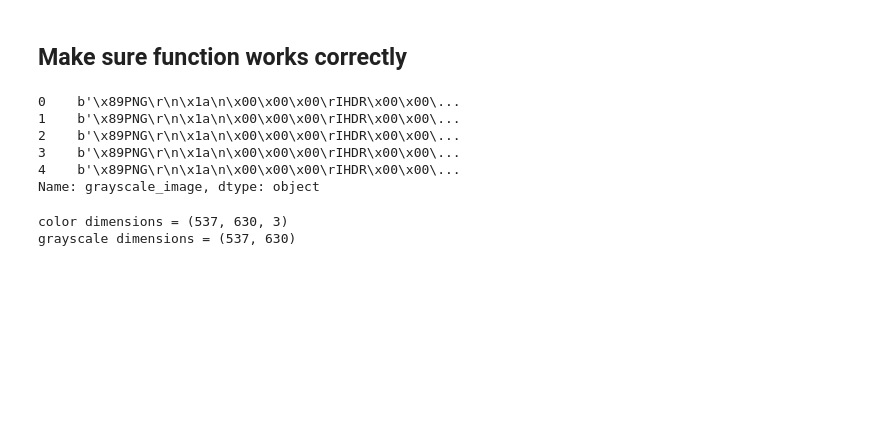
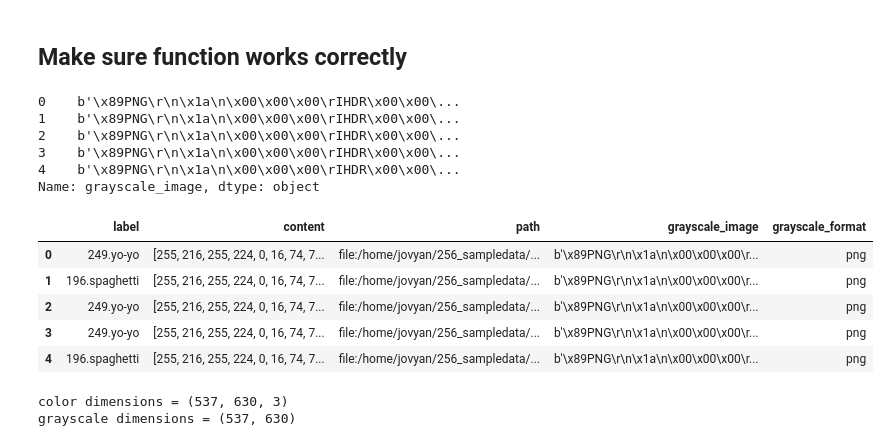
Before and after one commit to adipolak/ml-with-apache-spark, a Jupyter notebook: notebooks/Caltech256 - Loading and process Images Data.ipynb, the cells around one changed output. Saved outputs shown, nothing was run; the diff lists cells and outputs as text; code cells hidden in the pictures; blank space fills up the shorter version.

```diff
--- a/notebooks/Caltech256 - Loading and process Images Data.ipynb
+++ b/notebooks/Caltech256 - Loading and process Images Data.ipynb
@@ -268,7 +342,7 @@ rtn_schema = (df.select('content','label','path')
                )
 # %%
 # Reduce df down to data used in the function, the groupBy, and the re-join key respectively.  This could include other features as used by your pandas function
-limited_df = df.select('content','path')
+limited_df = df.select('label','content','path')
 # %%
 # Returns spark dataframe with transformations applied in parallel for each 'group'
 augmented_df = limited_df.groupBy('label').applyInPandas(add_grayscale_img, schema=rtn_schema.schema)
@@ -299,6 +373,15 @@ print(test_df['grayscale_image'])
 3    b'\x89PNG\r\n\x1a\n\x00\x00\x00\rIHDR\x00\x00\...
 4    b'\x89PNG\r\n\x1a\n\x00\x00\x00\rIHDR\x00\x00\...
 Name: grayscale_image, dtype: object
+# %%
+test_df
+# %% [output]
+|  | label | content | path | grayscale_image | grayscale_format |
+| 0 | 249.yo-yo | [255, 216, 255, 224, 0, 16, 74, 7... | file:/home/jovyan/256_sampledata/... | b'\x89PNG\r\n\x1a\n\x00\x00\x00\r... | png |
+| 1 | 196.spaghetti | [255, 216, 255, 224, 0, 16, 74, 7... | file:/home/jovyan/256_sampledata/... | b'\x89PNG\r\n\x1a\n\x00\x00\x00\r... | png |
+| 2 | 249.yo-yo | [255, 216, 255, 224, 0, 16, 74, 7... | file:/home/jovyan/256_sampledata/... | b'\x89PNG\r\n\x1a\n\x00\x00\x00\r... | png |
+| 3 | 249.yo-yo | [255, 216, 255, 224, 0, 16, 74, 7... | file:/home/jovyan/256_sampledata/... | b'\x89PNG\r\n\x1a\n\x00\x00\x00\r... | png |
+| 4 | 196.spaghetti | [255, 216, 255, 224, 0, 16, 74, 7... | file:/home/jovyan/256_sampledata/... | b'\x89PNG\r\n\x1a\n\x00\x00\x00\r... | png |
 # %%
 # display one image
 import matplotlib.pyplot as plt
```
Also changed, not shown: parts of 10 cells of this notebook.
